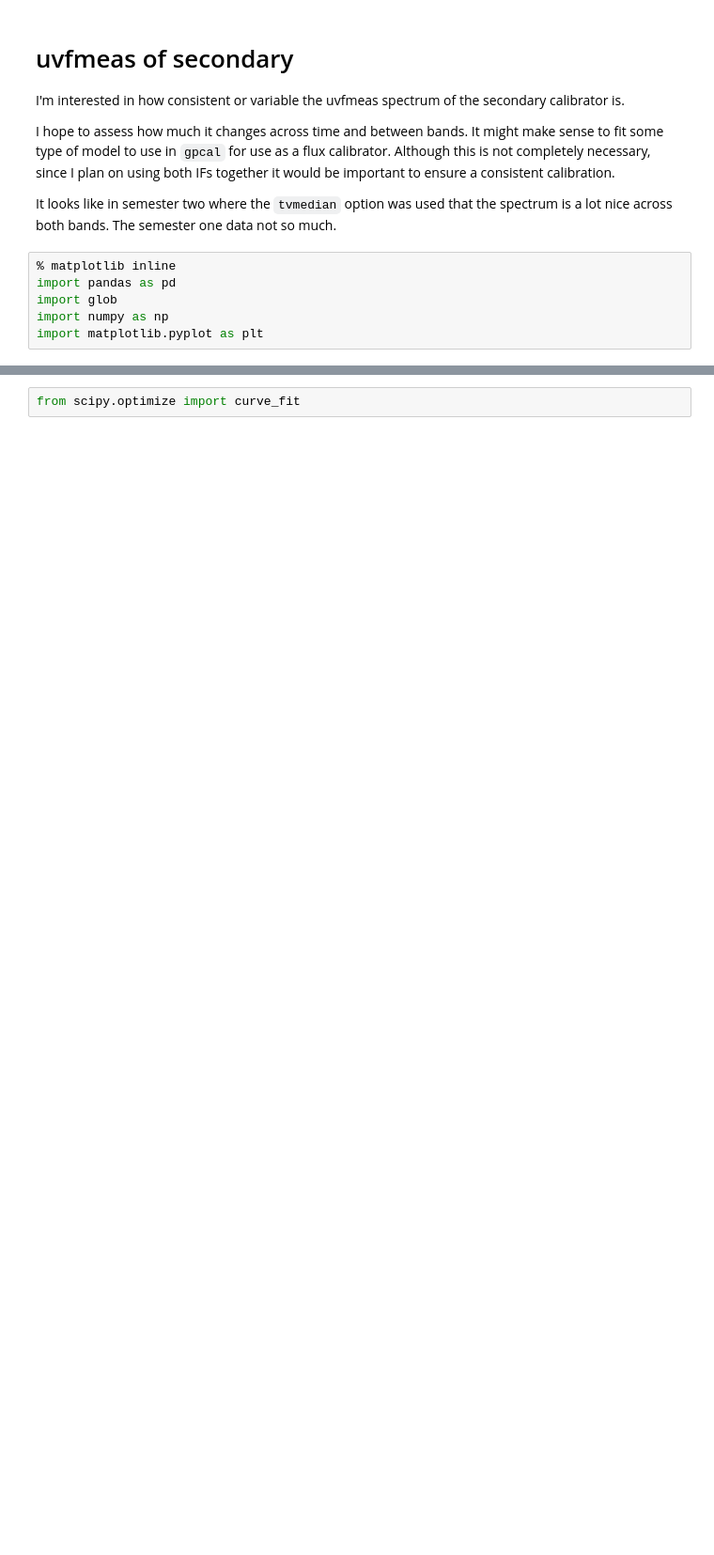
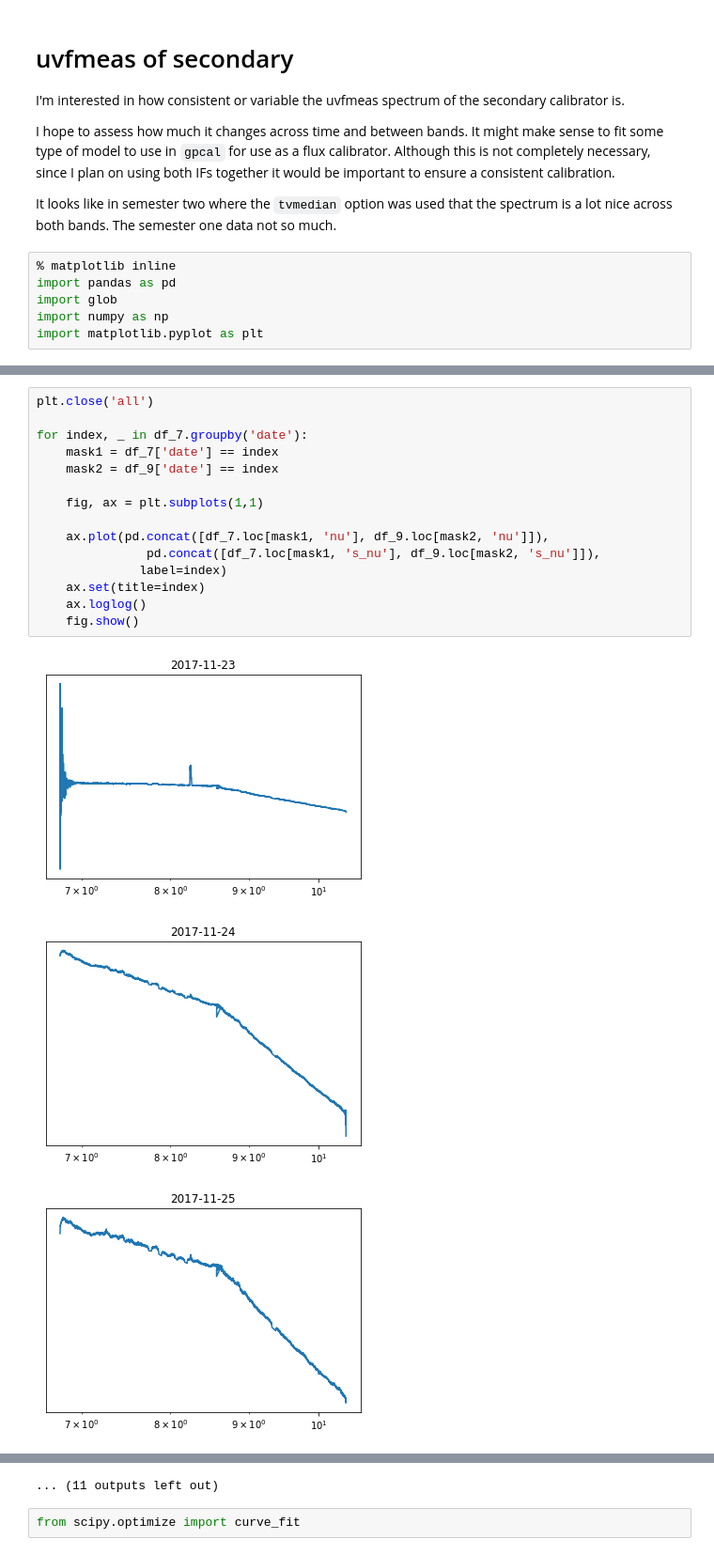
Before and after one commit to tjgalvin/C3171_Reduction, a Jupyter notebook: Notebooks/Secondary_uvfmeas_Inspection.ipynb, the cells around one changed output, grey strips where cells are left out. Shown: that part at 94% size. Drawn from its saved outputs; the diff is of its cells as text; blank space fills up the shorter version.

```diff
--- a/Notebooks/Secondary_uvfmeas_Inspection.ipynb
+++ b/Notebooks/Secondary_uvfmeas_Inspection.ipynb
@@ -82,0 +83,19 @@ fig.show()
+# %%
+plt.close('all')
+
+for index, _ in df_7.groupby('date'):
+    mask1 = df_7['date'] == index
+    mask2 = df_9['date'] == index
+
+    fig, ax = plt.subplots(1,1)
+
+    ax.plot(pd.concat([df_7.loc[mask1, 'nu'], df_9.loc[mask2, 'nu']]),
+               pd.concat([df_7.loc[mask1, 's_nu'], df_9.loc[mask2, 's_nu']]),
+              label=index)
+    ax.set(title=index)
+    ax.loglog()
+    fig.show()
+# %% [output]
+[figure, added]
+[figure, added]
+[figure, added]
@@ -83,3 +111,4 @@ fig.show()
+... (11 outputs left out)
 # %%
 from scipy.optimize import curve_fit
 # %%
```
Also changed, not shown: parts of 8 cells of this notebook, 1 other file.
